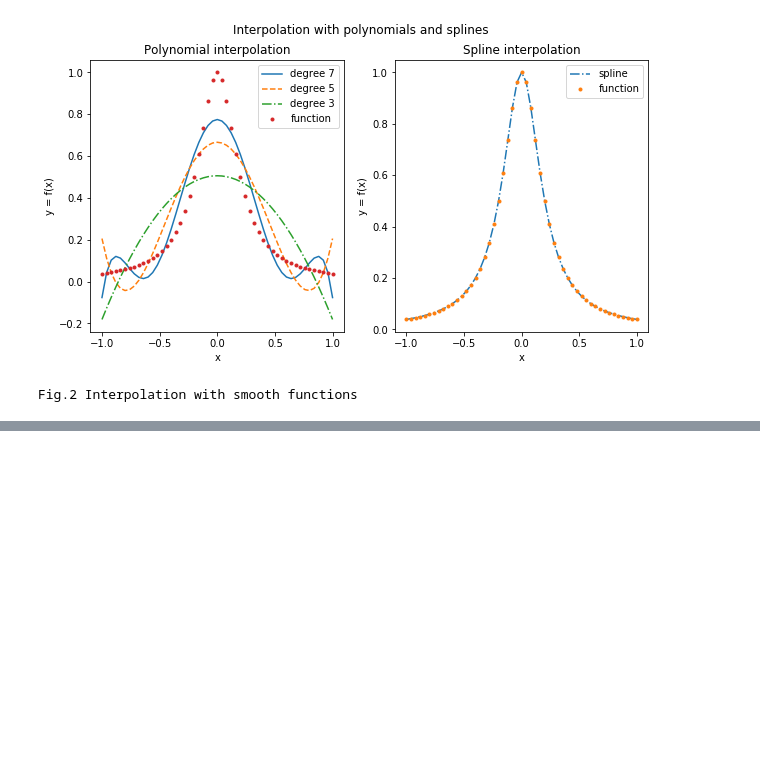
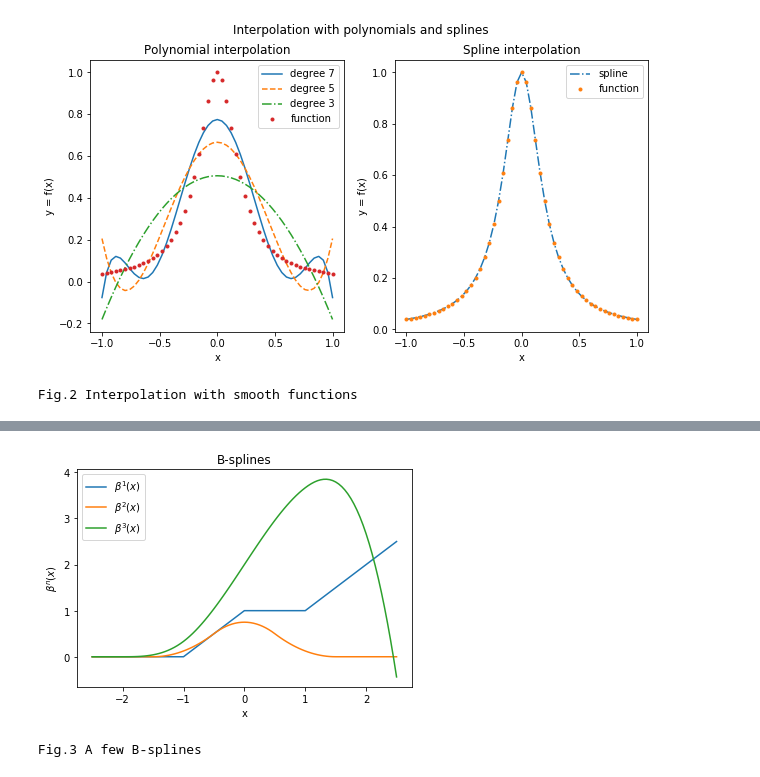
Before and after one commit to amey-joshi/am, a Jupyter notebook: p3/m2p_B01_B_ImageSplines_Version_2.ipynb, the cells around one changed output, grey strips where cells are left out. Saved outputs shown, nothing was run; the diff lists cells and outputs as text; code cells hidden in the pictures; blank space fills up the shorter version.

```diff
--- a/p3/m2p_B01_B_ImageSplines_Version_2.ipynb
+++ b/p3/m2p_B01_B_ImageSplines_Version_2.ipynb
@@ -230,0 +259,53 @@ $$
+# %%
+import numpy as np
+import matplotlib.pyplot as plt
+
+def mu(x):
+  y = np.ones(len(x))
+  # Select indices of x where x[i] < 0.
+  si = np.where(x < 0)[0]
+  y[si] = 0
+  return y
+
+lo = -2.5
+hi = 2.5
+n_samples = 101
+
+x = np.linspace(lo, hi, n_samples)
+
+# Compute the three terms of \beta^1(x)
+b_0 = np.multiply((x + 1), mu(x + 1))
+b_1 = np.multiply(x, mu(x))
+b_2 = np.multiply((x - 1), mu(x - 1))
+
+beta_1 = b_0 - b_1 + b_2
+
+# Compute the four terms of \beta^2(x)
+b_0 = np.multiply(pow(x + 3/2, 2), mu(x + 3/2))/2
+b_1 = -3 * np.multiply(pow(x + 1/2, 2), mu(x + 1/2))/2
+b_2 = 3 * np.multiply(pow(x - 1/2, 2), mu(x - 1/2))/2
+b_3 = -np.multiply(pow(x - 3/2, 2), mu(x - 3/2))/2
+
+beta_2 = b_0 + b_1 + b_2 + b_3
+
+# We will call the five terms of \beta^3(x) b_0, b_1, b_2, b_3.
+b_0 = np.multiply(pow(x + 2, 3), mu(x + 2))/6
+b_1 = -2/3 * np.multiply(pow(x + 1, 3), mu(x + 1))
+b_2 = np.multiply(pow(x + 2, 3), mu(x + 2))/6
+b_3 = -2/3 * np.multiply(pow(x - 1, 3), mu(x - 1))
+b_4 = np.multiply(pow(x - 2, 3), mu(x - 2))/6
+
+beta_3 = b_0 + b_1 + b_2 + b_3 + b_4
+
+p = plt.plot(x, beta_1, label = r'$\beta^1(x)$')
+p = plt.plot(x, beta_2, label = r'$\beta^2(x)$')
+p = plt.plot(x, beta_3, label = r'$\beta^3(x)$')
+p = plt.xlabel('x')
+p = plt.ylabel(r'$\beta^n(x)$')
+plt.title('B-splines')
+plt.legend()
+plt.show()
+print('Fig.3 A few B-splines')
+# %% [output]
+[figure, added]
+Fig.3 A few B-splines
```
Also changed, not shown: parts of 8 cells of this notebook.
